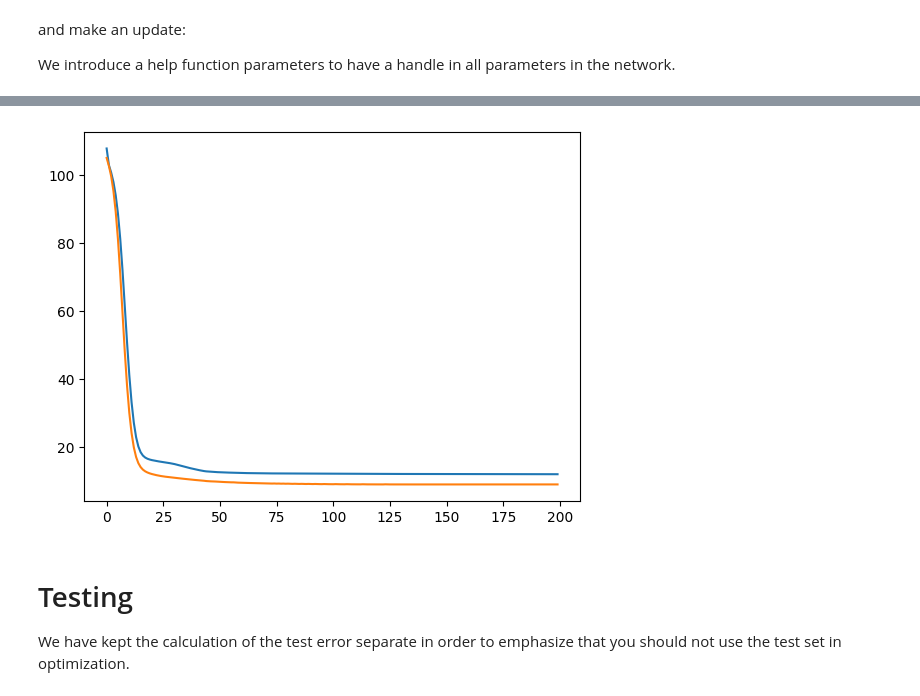
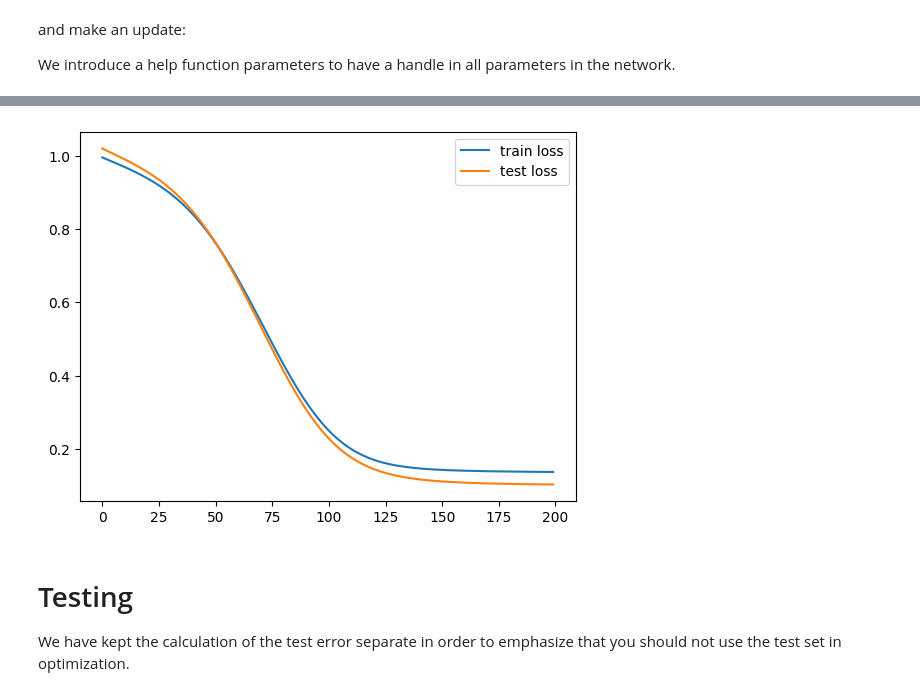
Before and after one commit to LaugeHermansen/02456-deep-learning-with-PyTorch, a Jupyter notebook: 2_Feedforward_Python/2.1-EXE-FNN-AutoDif-Nanograd.ipynb, the cells around one changed output, grey strips where cells are left out. Cells and saved outputs as stored; diff of their text form; code cells hidden in the pictures.

```diff
--- a/2_Feedforward_Python/2.1-EXE-FNN-AutoDif-Nanograd.ipynb
+++ b/2_Feedforward_Python/2.1-EXE-FNN-AutoDif-Nanograd.ipynb
@@ -36,7 +36,7 @@ class Var:
     """
 
     def __init__(self, val: float, grad_fn=lambda: []):
-        assert type(val) == float
+        assert isinstance(val, float) or isinstance(val, int)
         self.v = val
         self.grad_fn = grad_fn
         self.grad = 0.0
@@ -655,7 +636,8 @@ def squared_loss(t, y):
   Loss = Var(0.0)
   for n in range(len(t)): # sum over training data
     Loss += squared_loss_single(t[n],y[n])
-  return Loss/len(t)
+
+  return Loss/Var(len(t))
 # %% [markdown]
 ## Exercise k) Implement cross entropy loss
 
@@ -828,10 +814,9 @@ NN = [
 # %%
 # Initialize training hyperparameters
 EPOCHS = 200
-LEARN_R = 2e-3
+LEARN_R = 2e-2
 # %%
-train_loss = []
-val_loss = []
+params = parameters(NN)
 
 for e in range(EPOCHS):
 
@@ -842,8 +827,8 @@ for e in range(EPOCHS):
     Loss.backward()
 
     # gradient descent update
-    update_parameters(parameters(NN), LEARN_R)
-    zero_gradients(parameters(NN))
+    update_parameters(params, LEARN_R)
+    zero_gradients(params)
 
     # Training loss
     train_loss.append(Loss.v)
@@ -852,8 +837,8 @@ for e in range(EPOCHS):
     Loss_validation = squared_loss(y_validation, forward(x_validation, NN))
     val_loss.append(Loss_validation.v)
 
-    if e%10==0:
-        print("{:4d}".format(e),
-              "({:5.2f}%)".format(e/EPOCHS*100),
+    if (e+1)%10==0:
+        print("{:4d}".format(e+1),
+              "({:5.2f}%)".format((e+1)/EPOCHS*100),
               "Train loss: {:4.3f} \t Validation loss: {:4.3f}".format(train_loss[-1], val_loss[-1]))
 # %% [output]
@@ -880,8 +865,9 @@ for e in range(EPOCHS):
 # %%
 plt.plot(range(len(train_loss)), train_loss);
 plt.plot(range(len(val_loss)), val_loss);
+plt.legend(["train loss","test loss"]);
 # %% [output]
-[figure, old version]
+[figure, new version]
 # %% [markdown]
 # Testing
 
```
Also changed, not shown: parts of 18 cells of this notebook.
